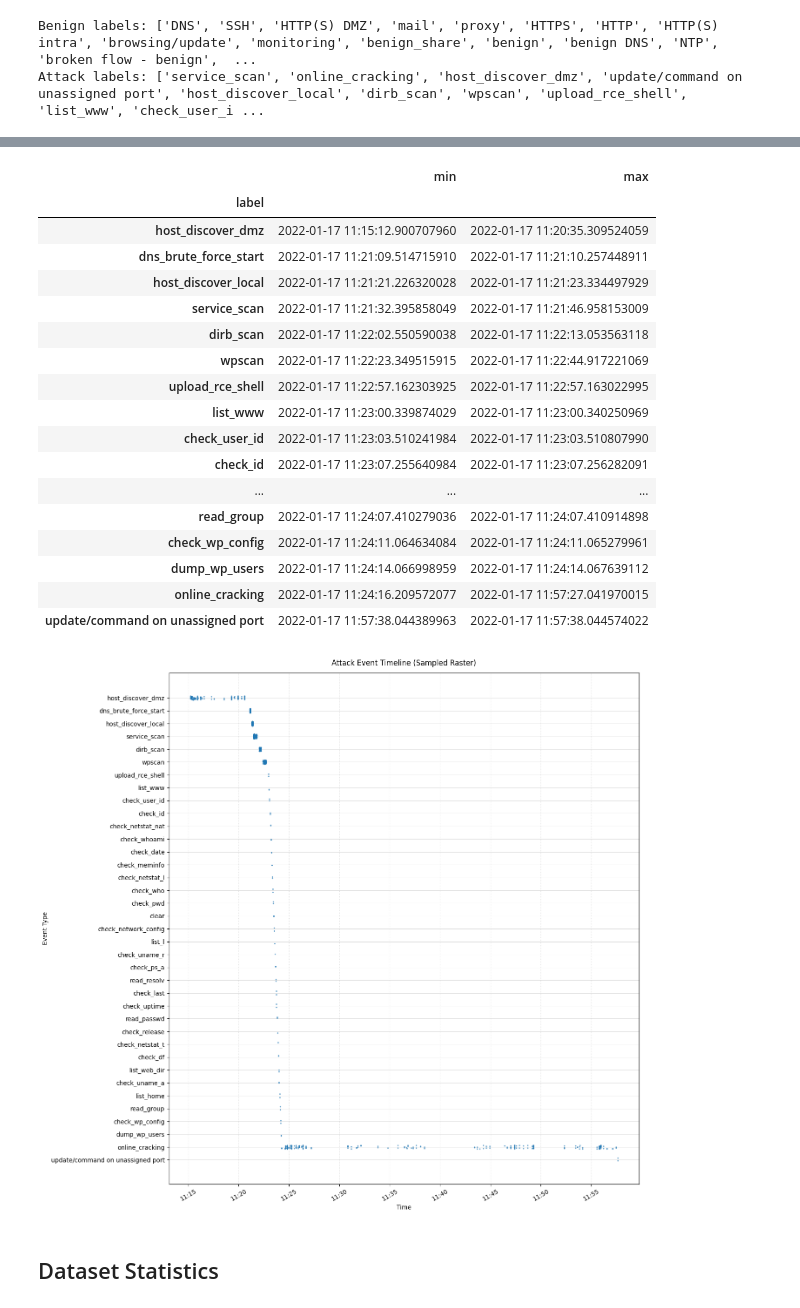
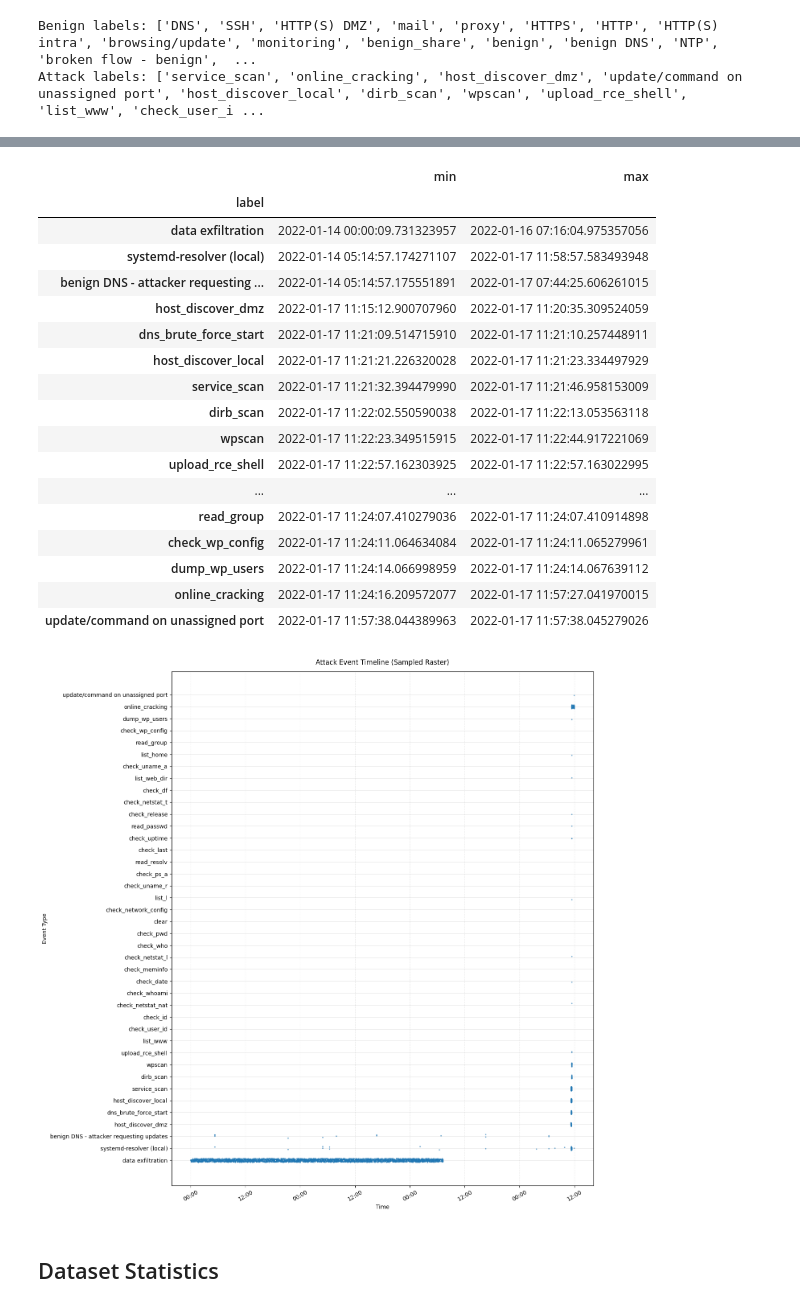
Before and after one commit to sofiaburkow/DeepChronos, a Jupyter notebook: notebooks/ait_process_santos.ipynb, the cells around one changed output, grey strips where cells are left out. Saved outputs shown, nothing was run; the diff lists cells and outputs as text; code cells hidden in the pictures.

Commit message:
Finished labeling (found missing pcap)!!

```diff
--- a/notebooks/ait_process_santos.ipynb
+++ b/notebooks/ait_process_santos.ipynb
@@ -29,5 +16,5 @@ sensor_hosts = ["cloud_share", "inet_firewall", "internal_share", "intranet_serv
 # %%
-df_all_sensors = pd.read_csv(f"{data_dir}/all_labeled.csv")
+df_all_sensors = pd.read_csv(f"{data_dir}/all_flows_labeled_unprocessed.csv")
 # %% [markdown]
 ## Trim to Simulation Period
 # %%
@@ -57,7 +44,7 @@ Total flows in simulation period: 407262
 # %% [markdown]
 ### Load Netflow Data
 # %%
-netflows_path = f"../data/interim/{dataset}/{scenario}/labels/all_netflows.csv"
+netflows_path = f"../data/raw/{dataset}/{scenario}/netflows/all_netflows.csv"
 
 df_netflows = pd.read_csv(netflows_path)
 df_netflows_labels_counts = df_netflows["label"].value_counts()
@@ -173,11 +140,11 @@ def compute_hash(df: pd.DataFrame, columns: list) -> pd.Series:
 # %%
-df_sim["start_time_match"] = df_sim["start_time"].round(1)
-df_sim["end_time_match"] = df_sim["end_time"].round(1)
+# df_sim["start_time_match"] = df_sim["start_time"].round(1)
+# df_sim["end_time_match"] = df_sim["end_time"].round(1)
 
-match_columns = [col for col in df_sim.columns if col not in ["flow_id", "start_time", "end_time", "sensor_host"]]
-match_columns.append("start_time_match")
-match_columns.append("end_time_match")
-print("Matching columns:", match_columns)
+# match_columns = [col for col in df_sim.columns if col not in ["flow_id", "start_time", "end_time", "sensor_host"]]
+# match_columns.append("start_time_match")
+# match_columns.append("end_time_match")
+# print("Matching columns:", match_columns)
 
-# Compute flow hash for all sensor flows
-df_sim["flow_hash"] = compute_hash(df_sim, match_columns)
+# # Compute flow hash for all sensor flows
+# df_sim["flow_hash"] = compute_hash(df_sim, match_columns)
@@ -203,7 +153,7 @@ See the caveats in the documentation: https://pandas.pydata.org/pandas-docs/stab
 df_sim_no_duplicates = (
     df_sim
     .drop_duplicates(subset=["flow_hash", "sensor_host"])
-    .drop(columns=["flow_hash", "start_time_match", "end_time_match"])
+    .drop(columns=["flow_hash", "start_hash", "end_hash"])
 )
 
 print("Original dataset shape:", df_sim.shape)
@@ -394,27 +344,27 @@ phase_bounds_attack
 # %% [output]
 |  | min | max |
 | label |  |  |
+| data exfiltration | 2022-01-14 00:00:09.731323957 | 2022-01-16 07:16:04.975357056 |
+| systemd-resolver (local) | 2022-01-14 05:14:57.174271107 | 2022-01-17 11:58:57.583493948 |
+| benign DNS - attacker requesting ... | 2022-01-14 05:14:57.175551891 | 2022-01-17 07:44:25.606261015 |
 | host_discover_dmz | 2022-01-17 11:15:12.900707960 | 2022-01-17 11:20:35.309524059 |
 | dns_brute_force_start | 2022-01-17 11:21:09.514715910 | 2022-01-17 11:21:10.257448911 |
 | host_discover_local | 2022-01-17 11:21:21.226320028 | 2022-01-17 11:21:23.334497929 |
-| service_scan | 2022-01-17 11:21:32.395858049 | 2022-01-17 11:21:46.958153009 |
+| service_scan | 2022-01-17 11:21:32.394479990 | 2022-01-17 11:21:46.958153009 |
 | dirb_scan | 2022-01-17 11:22:02.550590038 | 2022-01-17 11:22:13.053563118 |
 | wpscan | 2022-01-17 11:22:23.349515915 | 2022-01-17 11:22:44.917221069 |
 | upload_rce_shell | 2022-01-17 11:22:57.162303925 | 2022-01-17 11:22:57.163022995 |
-| list_www | 2022-01-17 11:23:00.339874029 | 2022-01-17 11:23:00.340250969 |
-| check_user_id | 2022-01-17 11:23:03.510241984 | 2022-01-17 11:23:03.510807990 |
-| check_id | 2022-01-17 11:23:07.255640984 | 2022-01-17 11:23:07.256282091 |
 | ... | ... | ... |
 | read_group | 2022-01-17 11:24:07.410279036 | 2022-01-17 11:24:07.410914898 |
 | check_wp_config | 2022-01-17 11:24:11.064634084 | 2022-01-17 11:24:11.065279961 |
 | dump_wp_users | 2022-01-17 11:24:14.066998959 | 2022-01-17 11:24:14.067639112 |
 | online_cracking | 2022-01-17 11:24:16.209572077 | 2022-01-17 11:57:27.041970015 |
-| update/command on unassigned port | 2022-01-17 11:57:38.044389963 | 2022-01-17 11:57:38.044574022 |
+| update/command on unassigned port | 2022-01-17 11:57:38.044389963 | 2022-01-17 11:57:38.045279026 |
 # %%
 order_attack = phase_bounds_attack.index.tolist()
-plot_event_raster(df_attack=df_attack, order=order_attack, attack=True)
+plot_event_raster(df_attack=df_attack, order=order_attack, attack=True, invert_y=False)
 # %% [output]
-[figure, old version]
+[figure, new version]
 # %% [markdown]
 ## Dataset Statistics
 # %%
```
Also changed, not shown: parts of 30 cells of this notebook, 12 other files.
